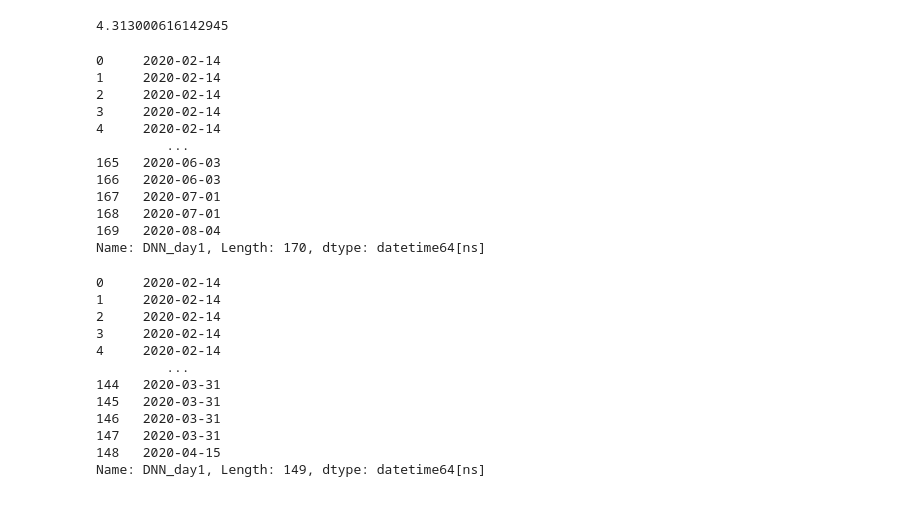
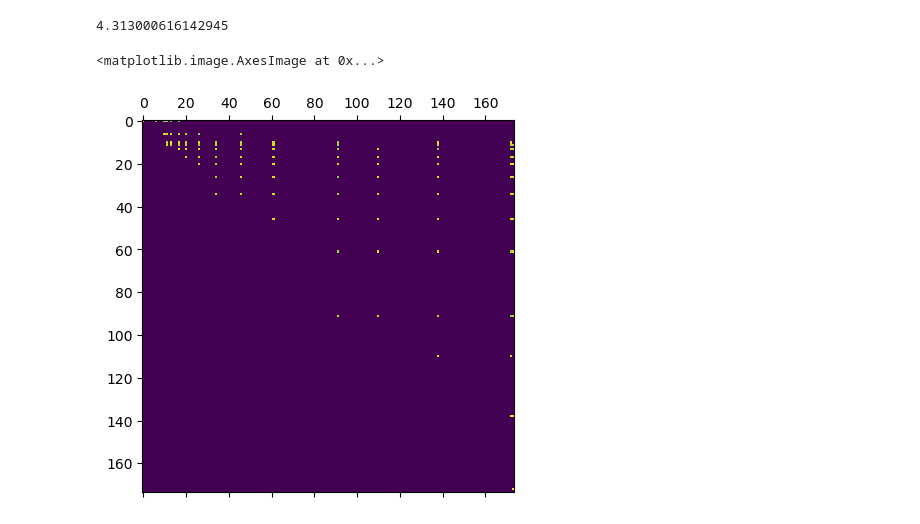
Before and after one commit to suyash144/DeepMatch, a Jupyter notebook: testing/conflict_matches.ipynb, the cells around one changed output. Saved outputs shown, nothing was run; the diff lists cells and outputs as text; code cells hidden in the pictures.

```diff
--- a/testing/conflict_matches.ipynb
+++ b/testing/conflict_matches.ipynb
@@ -149,35 +152,25 @@ for r1 in tqdm(sessions):
             day2_u.append(date2)
             numbers_u.append(n_um)
 # %%
-dnn = pd.DataFrame({"DNN_day1": pd.to_datetime(day1_d), "DNN_day2": pd.to_datetime(day2_d), "DNNauc": dnn_auc, "DNN_n":n_dnn})
-um = pd.DataFrame({"UM_day1": pd.to_datetime(day1_u), "UM_day2":pd.to_datetime(day2_u), "UMauc": um_auc, "UM_n": n_um})
+dnn = pd.DataFrame({"DNN_day1": pd.to_datetime(day1_d), "DNN_day2": pd.to_datetime(day2_d), "DNNauc": dnn_auc, "DNN_n":numbers_d})
+um = pd.DataFrame({"UM_day1": pd.to_datetime(day1_u), "UM_day2":pd.to_datetime(day2_u), "UMauc": um_auc, "UM_n": numbers_u})
 
-day0 = min(min(dnn['DNN_day1']), min(dnn['DNN_day2']))
-# df['DNN_day1'] = (df['DNN_day1'] - day0).dt.days
-# df['DNN_day2'] = (df['DNN_day2'] - day0).dt.days
-dnn["DNN_day1"]
+day0_dnn = min(min(dnn['DNN_day1']), min(dnn['DNN_day2']))
+day0_um = min(min(um['UM_day1']), min(um['UM_day2']))
+dnn['DNN_day1'] = (dnn['DNN_day1'] - day0_dnn).dt.days
+dnn['DNN_day2'] = (dnn['DNN_day2'] - day0_dnn).dt.days
+um['UM_day1'] = (um['UM_day1'] - day0_um).dt.days
+um['UM_day2'] = (um['UM_day2'] - day0_um).dt.days
-# %% [output]
-0     2020-02-14
-1     2020-02-14
-2     2020-02-14
-3     2020-02-14
-4     2020-02-14
-         ...
-165   2020-06-03
-166   2020-06-03
-167   2020-07-01
-168   2020-07-01
-169   2020-08-04
-Name: DNN_day1, Length: 170, dtype: datetime64[ns]
-0     2020-02-14
-1     2020-02-14
-2     2020-02-14
-3     2020-02-14
-4     2020-02-14
-         ...
-144   2020-03-31
-145   2020-03-31
-146   2020-03-31
-147   2020-03-31
-148   2020-04-15
-Name: DNN_day1, Length: 149, dtype: datetime64[ns]
+# %%
+output = np.empty((174,174))
+
+for idx, row in dnn.iterrows():
+    i = int(row["DNN_day1"])
+    j = int(row["DNN_day2"])
+
+    output[i,j] = row["DNNauc"]
+
+plt.matshow(output)
+# %% [output]
+<matplotlib.image.AxesImage at 0x...>
+[figure, added]
```
Also changed, not shown: parts of 2 cells of this notebook, 2 other files.
